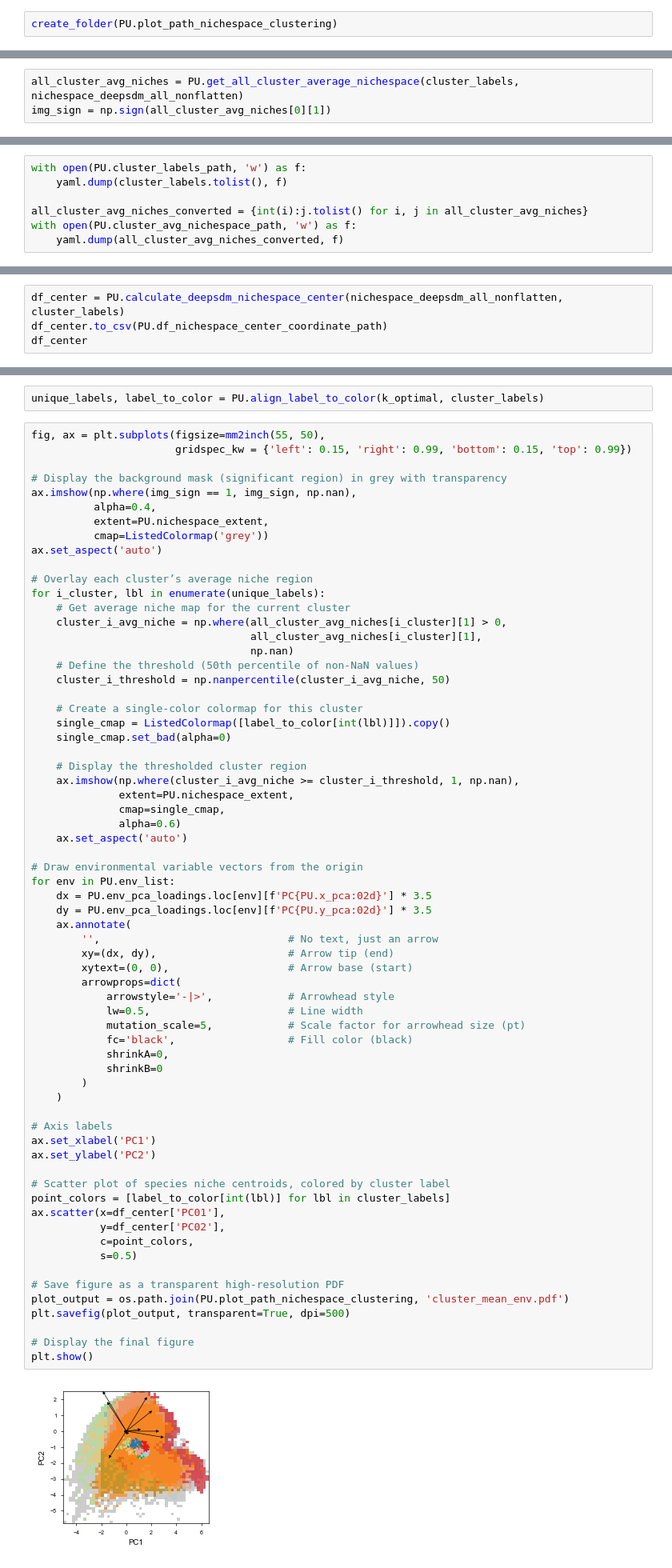
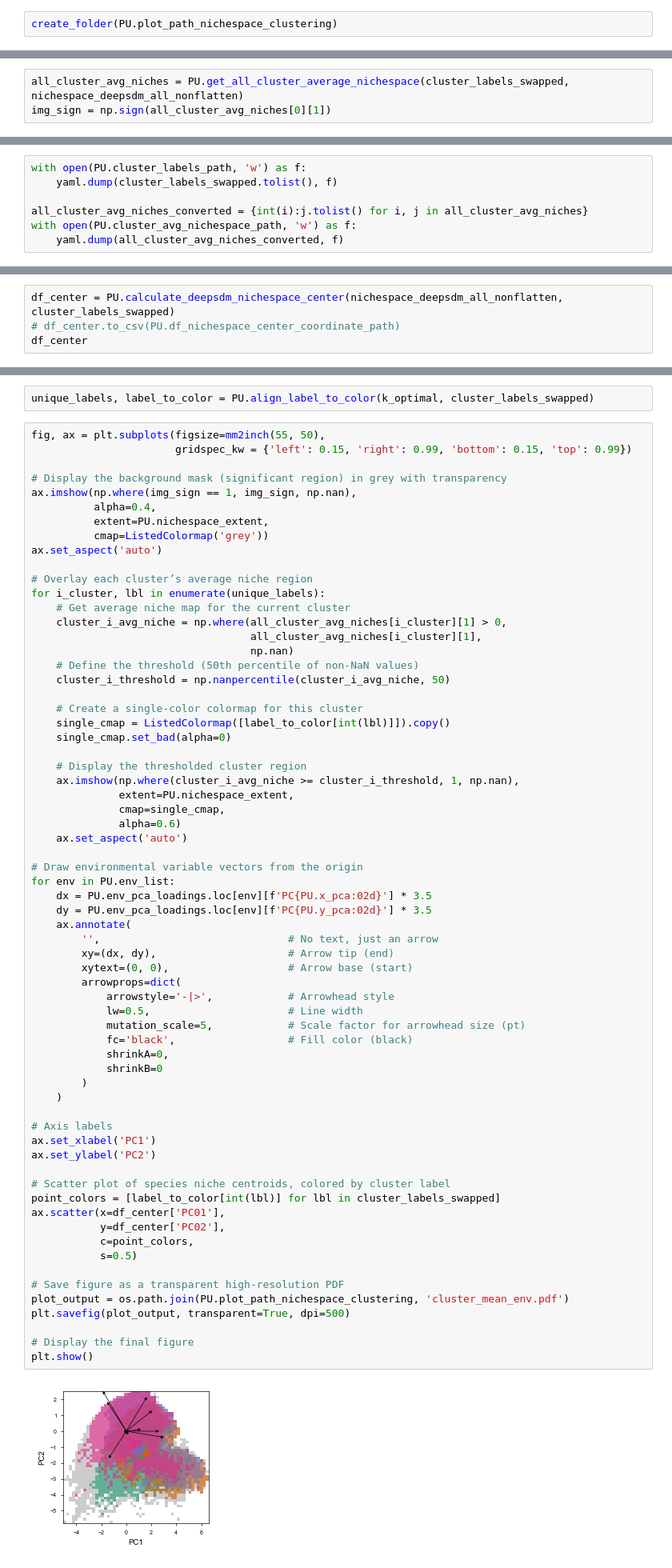
Before and after one commit to KLKua/DeepSDM, a Jupyter notebook: Fig5_nichespace_clustering.ipynb, the cells around one changed output, grey strips where cells are left out. Shown at 80% size. Cells and saved outputs as stored; diff of their text form.

```diff
--- a/Fig5_nichespace_clustering.ipynb
+++ b/Fig5_nichespace_clustering.ipynb
@@ -195,14 +210,14 @@ plt.show()
 ## Generate cluster-level average niches
 The following code computes the average niche map for each identified cluster.
 # %%
-all_cluster_avg_niches = PU.get_all_cluster_average_nichespace(cluster_labels, nichespace_deepsdm_all_nonflatten)
+all_cluster_avg_niches = PU.get_all_cluster_average_nichespace(cluster_labels_swapped, nichespace_deepsdm_all_nonflatten)
 img_sign = np.sign(all_cluster_avg_niches[0][1])
 # %% [markdown]
 ## Write cluster labels and average niche space data
 Stores the computed labels and averages to YAML files for subsequent usage.
 # %%
 with open(PU.cluster_labels_path, 'w') as f:
-    yaml.dump(cluster_labels.tolist(), f)
+    yaml.dump(cluster_labels_swapped.tolist(), f)
 
 all_cluster_avg_niches_converted = {int(i):j.tolist() for i, j in all_cluster_avg_niches}
 with open(PU.cluster_avg_nichespace_path, 'w') as f:
@@ -271,8 +353,8 @@ for (i_img, img) in all_cluster_avg_niches:
 ## Visualization of average niche space per cluster
 Here, each cluster's mean niche space is saved as an image.
 # %%
-df_center = PU.calculate_deepsdm_nichespace_center(nichespace_deepsdm_all_nonflatten, cluster_labels)
-df_center.to_csv(PU.df_nichespace_center_coordinate_path)
+df_center = PU.calculate_deepsdm_nichespace_center(nichespace_deepsdm_all_nonflatten, cluster_labels_swapped)
+# df_center.to_csv(PU.df_nichespace_center_coordinate_path)
 df_center
 # %% [output]
 |  | PC01 | PC02 | cluster |
@@ -374,7 +505,7 @@ df_ldaonPC.LD1.PC02 / df_ldaonPC.LD1.PC01
 ## Overlap visualization of average clusters in niche space
 Combines the top 50% density areas of each cluster's average niche, plus PCA loadings vectors.
 # %%
-unique_labels, label_to_color = PU.align_label_to_color(k_optimal, cluster_labels)
+unique_labels, label_to_color = PU.align_label_to_color(k_optimal, cluster_labels_swapped)
 # %%
 fig, ax = plt.subplots(figsize=mm2inch(55, 50),
                        gridspec_kw = {'left': 0.15, 'right': 0.99, 'bottom': 0.15, 'top': 0.99})
@@ -414,35 +545,35 @@ for env in PU.env_list:
         '',                              # No text, just an arrow
         xy=(dx, dy),                     # Arrow tip (end)
         xytext=(0, 0),                   # Arrow base (start)
         arrowprops=dict(
             arrowstyle='-|>',            # Arrowhead style
             lw=0.5,                      # Line width
             mutation_scale=5,            # Scale factor for arrowhead size (pt)
             fc='black',                  # Fill color (black)
             shrinkA=0,
             shrinkB=0
         )
     )
 
 # Axis labels
 ax.set_xlabel('PC1')
 ax.set_ylabel('PC2')
 
 # Scatter plot of species niche centroids, colored by cluster label
-point_colors = [label_to_color[int(lbl)] for lbl in cluster_labels]
+point_colors = [label_to_color[int(lbl)] for lbl in cluster_labels_swapped]
 ax.scatter(x=df_center['PC01'],
            y=df_center['PC02'],
            c=point_colors,
            s=0.5)
 
 # Save figure as a transparent high-resolution PDF
 plot_output = os.path.join(PU.plot_path_nichespace_clustering, 'cluster_mean_env.pdf')
 plt.savefig(plot_output, transparent=True, dpi=500)
 
 # Display the final figure
 plt.show()
 # %% [output]
-[figure, old version]
+[figure, new version]
 # %% [markdown]
 ## Plot species niche centroids and the largest variance direction
 Scatter plot of species-level PC1 vs PC2 plus a dashed line representing direction of maximum variance.
```
Also changed, not shown: parts of 28 cells of this notebook, 5 other files.
